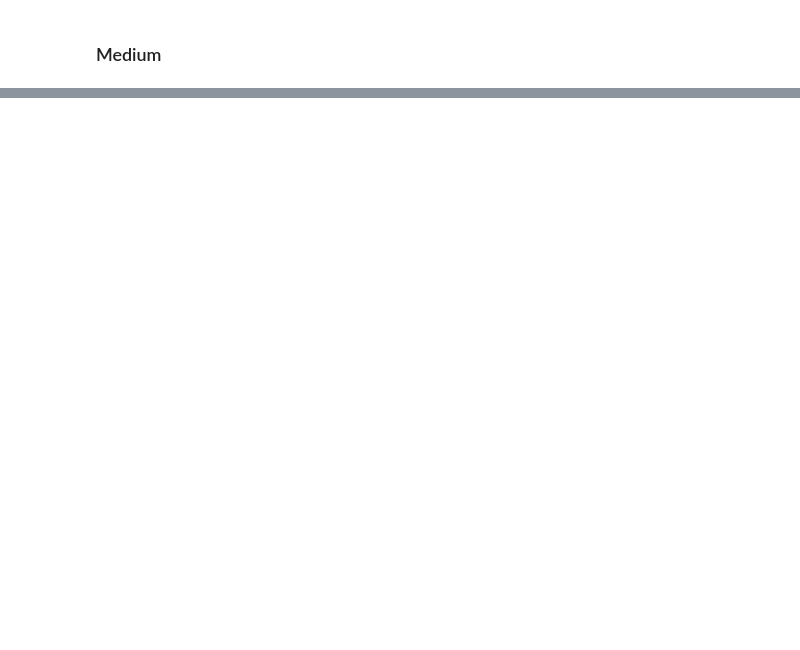
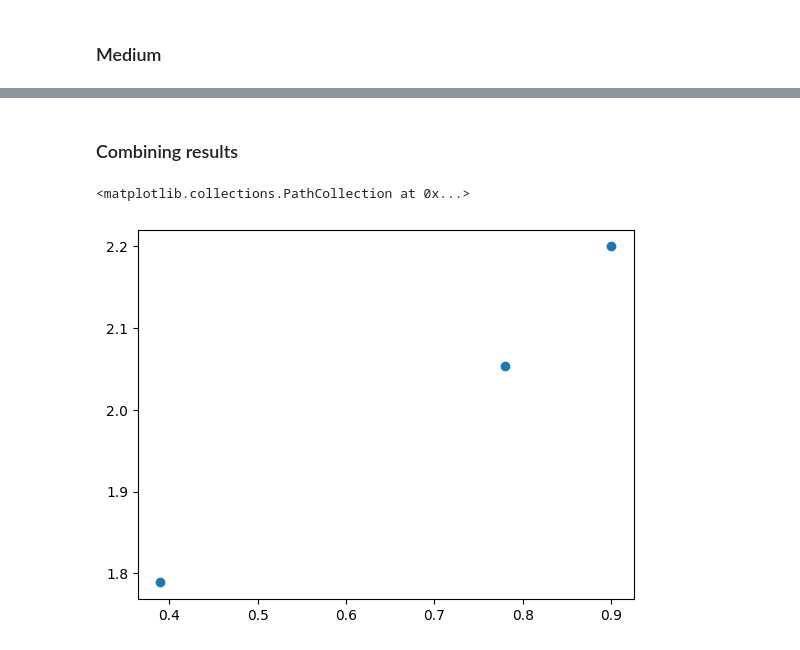
Before and after one commit to TheGEN1U5/DLventures, a Jupyter notebook: nlp/transformers/mt_transformer.ipynb, the cells around one changed output, grey strips where cells are left out. Cells and saved outputs as stored; diff of their text form; code cells hidden in the pictures; blank space fills up the shorter version.

```diff
--- a/nlp/transformers/mt_transformer.ipynb
+++ b/nlp/transformers/mt_transformer.ipynb
@@ -536,3 +543,5 @@ model.to("cuda")
+# %%
+final_loss_small = train_loss[-1]
 # %% [markdown]
 ### Medium
 # %%
@@ -573,0 +617,12 @@ model.to("cuda")
+# %% [markdown]
+### Combining results
+# %%
+loss_dict_1 = {
+    0.9: final_loss_tiny,
+    0.39: final_loss_small,
+    0.78: final_medium_loss
+}
+plt.scatter(loss_dict_1.keys(), loss_dict_1.values())
+# %% [output]
+<matplotlib.collections.PathCollection at 0x...>
+[figure, added]
```
Also changed, not shown: parts of 39 cells of this notebook.
